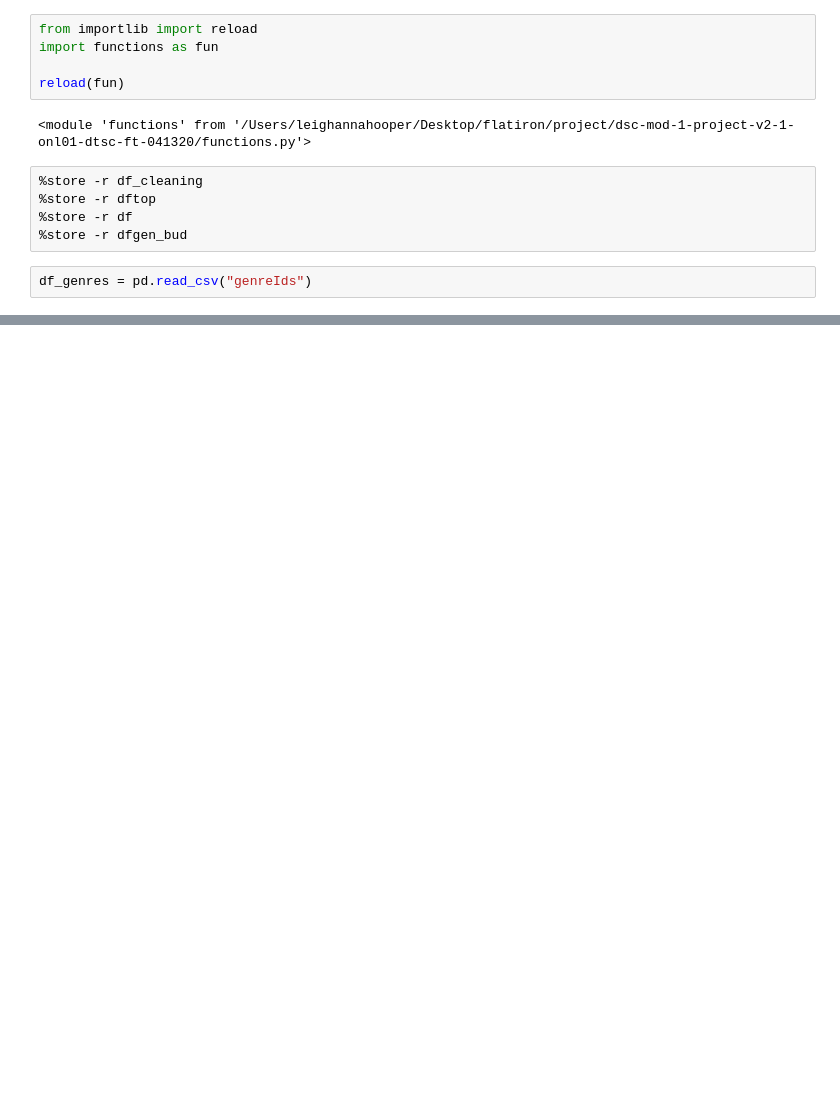
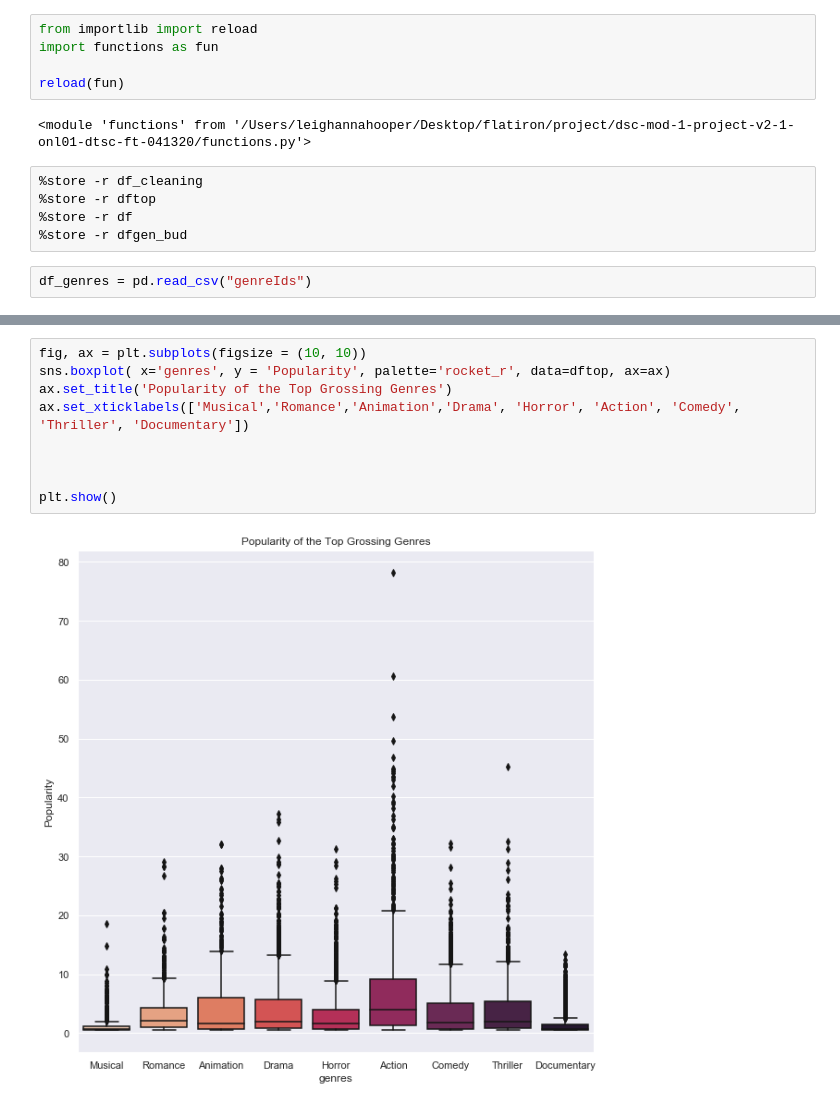
Before and after one commit to leighannajo/Microsoft-Movie-Studio---Mod-1-Project, a Jupyter notebook: Genre and Popularity Plotting.ipynb, the cells around one changed output, grey strips where cells are left out. Cells and saved outputs as stored; diff of their text form; blank space fills up the shorter version.

```diff
--- a/Genre and Popularity Plotting.ipynb
+++ b/Genre and Popularity Plotting.ipynb
@@ -38,0 +54,11 @@ ax.legend(loc='upper left', ncol=1, scatterpoints=1, frameon=False, labelspacing
+# %%
+fig, ax = plt.subplots(figsize = (10, 10))
+sns.boxplot( x='genres', y = 'Popularity', palette='rocket_r', data=dftop, ax=ax)
+ax.set_title('Popularity of the Top Grossing Genres')
+ax.set_xticklabels(['Musical','Romance','Animation','Drama', 'Horror', 'Action', 'Comedy', 'Thriller', 'Documentary'])
+
+
+
+plt.show()
+# %% [output]
+[figure, added]
```
Also changed, not shown: parts of 22 cells of this notebook, 1 other file.
